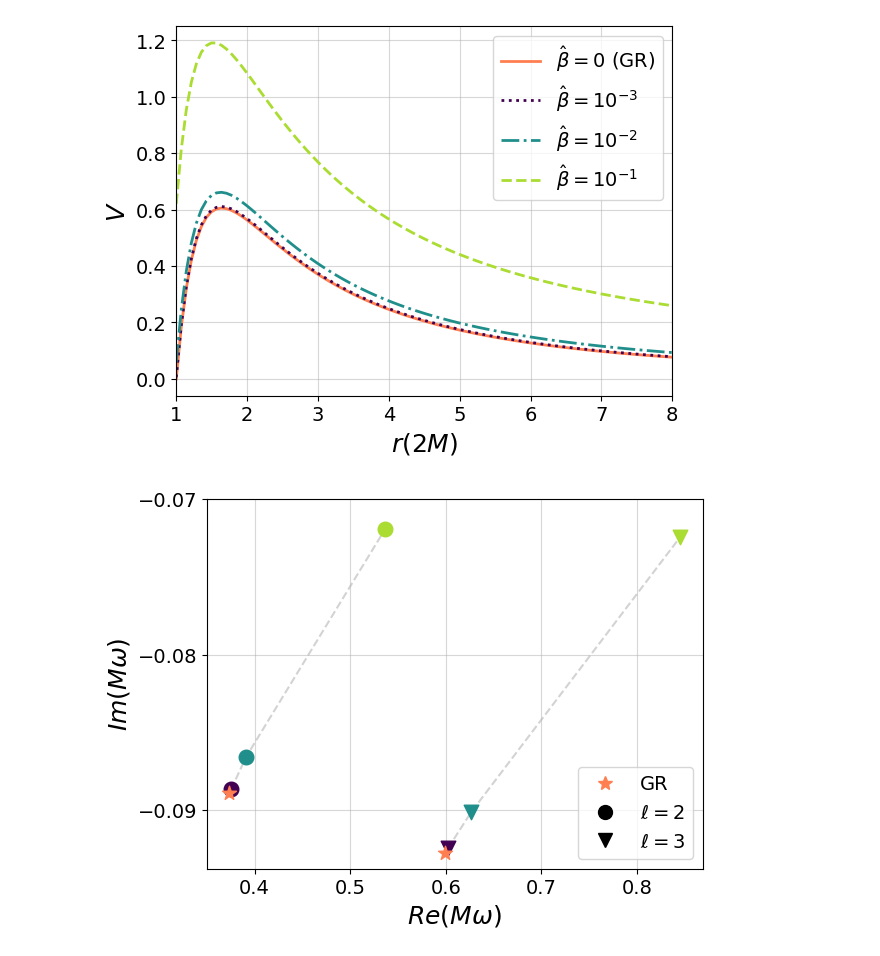
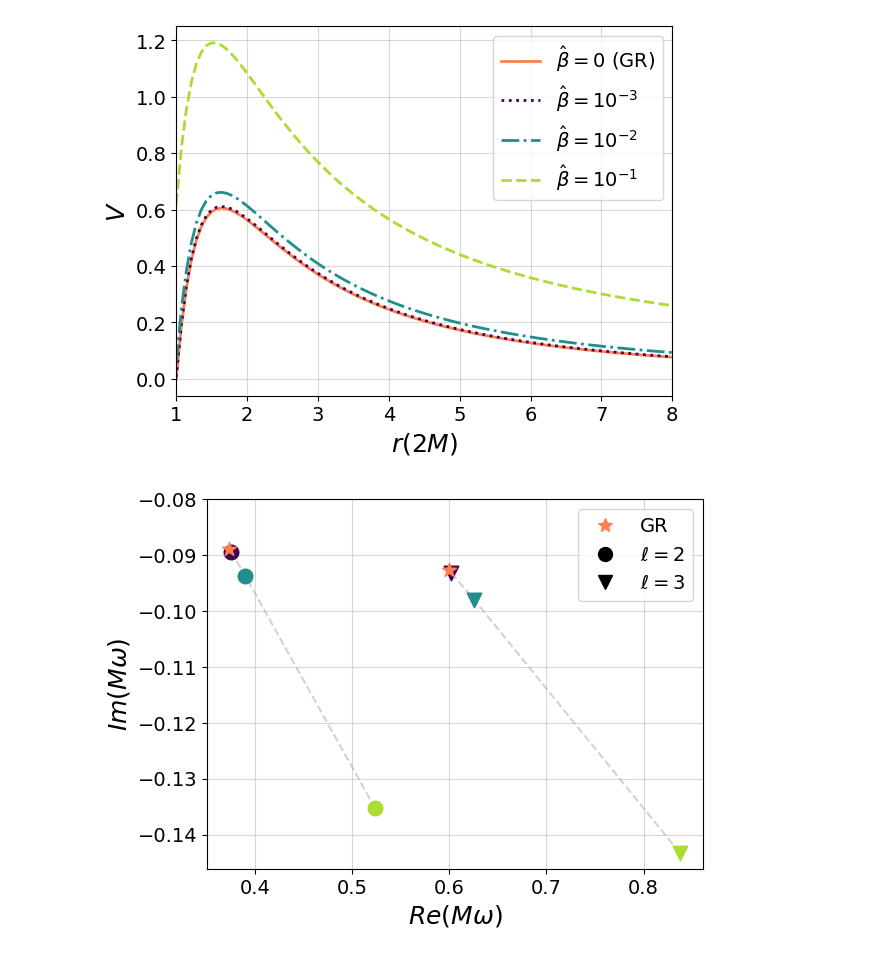
Before and after one commit to sergisl/ringdown-calculations, a Jupyter notebook: plots-Stability-QNMs-SdS-t-dep.ipynb, the cells around one changed output. Saved outputs shown, nothing was run; the diff lists cells and outputs as text; code cells hidden in the pictures.

```diff
--- a/plots-Stability-QNMs-SdS-t-dep.ipynb
+++ b/plots-Stability-QNMs-SdS-t-dep.ipynb
@@ -126,44 +126,46 @@ plt.savefig('V-potential.pdf', bbox_inches='tight')
 # %%
 fig, ax = plt.subplots()
 
-re = np.array([0.375415 ,0.391376,0.536371])
-im = np.array([-0.0886448,-0.0865363,-0.0719439 ])
-re3 = np.array([0.602188,0.626549,0.845145])
-im3 = np.array([-0.0924333,-0.0901045,-0.0724319])
+re = np.array([0.375292 ,0.390134,0.523444])
+im = np.array([-0.0893873,-0.0938158,-0.135257 ])
+re3 = np.array([0.602117,0.625834,0.837908])
+im3 = np.array([-0.0932395,-0.0980381,-0.143395])
 beta_values = np.array([-3,-2,-1])
+
 
 # Plot the quasinormal modes
 plt.scatter(0.373619,-0.088891, color='Coral', marker='*', zorder=3, s=110, label="GR")
 plt.scatter(0.599443 ,-0.0927025, color='Coral', marker='*', zorder=3, s=110,)
-plt.scatter(0.375415 ,-0.0886448, color='#420152', marker='o', zorder=2, s=110,)
-plt.scatter(0.391376 ,-0.0865363, color='#208f8b', marker='o', zorder=2, s=110,)
-plt.scatter(0.536371 ,-0.0719439, color='#aadc32', marker='o', zorder=2, s=110,)
-plt.scatter(0.602188 ,-0.0924333, color='#420152', marker='v', zorder=2, s=110,)
-plt.scatter(0.626549 ,-0.0901045, color='#208f8b', marker='v', zorder=2, s=110,)
-plt.scatter(0.845145 ,-0.0724319, color='#aadc32', marker='v', zorder=2, s=110,)
+plt.scatter(0.375292 ,-0.0893873, color='#420152', marker='o', zorder=2, s=110,)
+plt.scatter(0.390134 ,-0.0938158, color='#208f8b', marker='o', zorder=2, s=110,)
+plt.scatter(0.523444 ,-0.135257, color='#aadc32', marker='o', zorder=2, s=110,)
+plt.scatter(0.602117 ,-0.0932395, color='#420152', marker='v', zorder=2, s=110,)
+plt.scatter(0.625834 ,-0.0980381, color='#208f8b', marker='v', zorder=2, s=110,)
+plt.scatter(0.837908 ,-0.143395, color='#aadc32', marker='v', zorder=2, s=110,)
 
 x_2 = np.sort(re)
 y_2 = im[np.argsort(re)]
 plt.plot(x_2, y_2, color='lightgrey',linestyle='--', zorder=1)
 
 x_3 = np.sort(re3)
 y_3 = im3[np.argsort(re3)]
 plt.plot(x_3, y_3, color='lightgrey',linestyle='--', zorder=1)
 
 plt.xlabel('$Re(M\omega)$', size = 18)
 plt.ylabel('$Im(M\omega)$', size = 18)
 plt.grid(alpha=0.5)
 
-ax.set_yticks([-0.09,-0.08,-0.07])
+ax.set_yticks([-0.14,-0.13,-0.12,-0.11,-0.10,-0.09,-0.08,])
+ax.tick_params(axis='both', which='major', labelsize=14)
 GR_star = mlines.Line2D([], [], color='Coral', marker='*', linestyle='None',
                           markersize=10, label='GR')
 l_2 = mlines.Line2D([], [], color='black', marker='o', linestyle='None',
                           markersize=10, label="$\ell=2$")
 l_3 = mlines.Line2D([], [], color='black', marker='v', linestyle='None',
                           markersize=10, label="$\ell=3$")
 
-plt.legend(handles=[GR_star,l_2,l_3],loc='lower right')
-plt.savefig('QNM-plot.pdf', bbox_inches='tight')
+plt.legend(handles=[GR_star,l_2,l_3],loc='upper right')
+plt.savefig('QNM-plot.pdf', bbox_inches='tight',transparent=True)
 plt.show()
 # %% [output]
-[figure, old version]
+[figure, new version]
```
Also changed, not shown: parts of 3 cells of this notebook.
